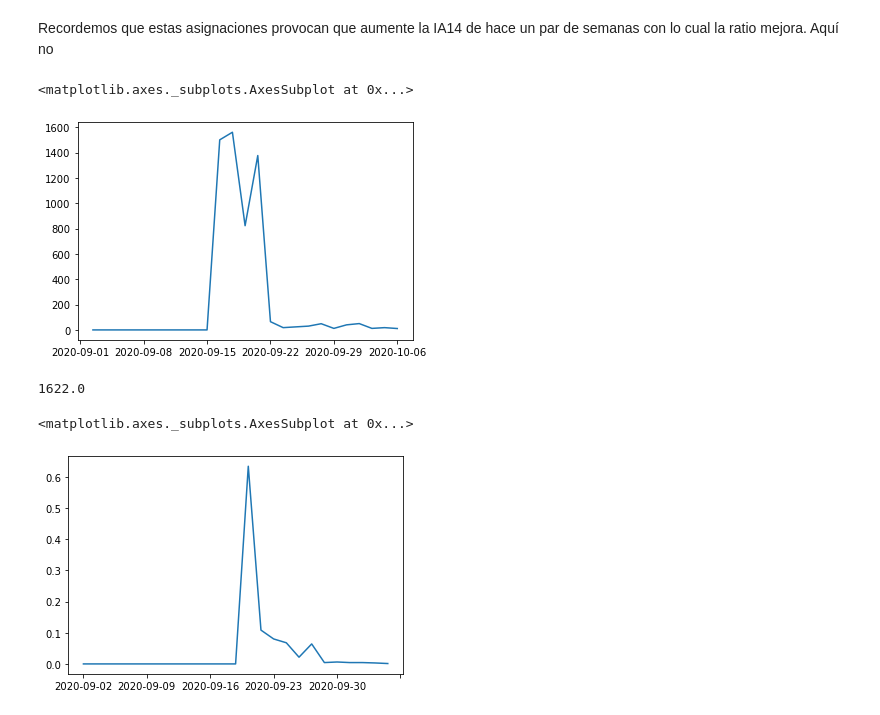
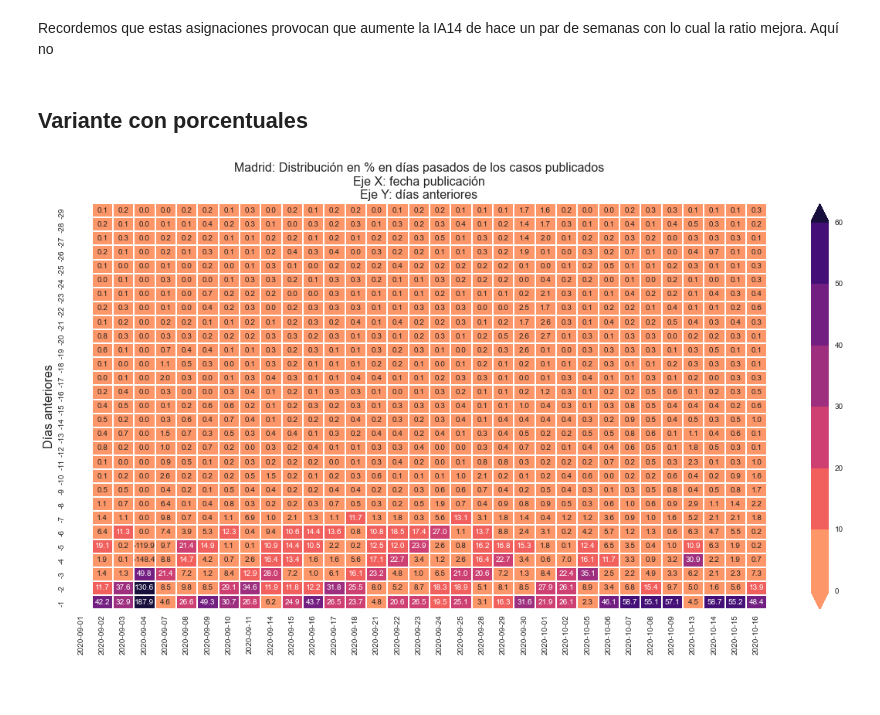
Before and after one commit to mharias/covid, a Jupyter notebook: análisis_AI14_Madrid.ipynb, the cells around one changed output. Saved outputs shown, nothing was run; the diff lists cells and outputs as text; code cells hidden in the pictures; blank space fills up the shorter version.

```diff
--- a/análisis_AI14_Madrid.ipynb
+++ b/análisis_AI14_Madrid.ipynb
@@ -572,8 +564,3 @@ f.savefig('distribucion)')
 Lo que podemos observar a primera vista es que en los últimos días se han asignado muchos casos a fechas entre **t-19** y **t-29**, al menos muchos más casos de los que se pasaban en días anteriores.
 # %% [markdown]
 Recordemos que estas asignaciones provocan que aumente la IA14 de hace un par de semanas con lo cual la ratio mejora. Aquí no
-# %%
-df.loc['2020-09-15'].plot()
-# %% [output]
-<matplotlib.axes._subplots.AxesSubplot at 0x...>
-[figure, removed]
@@ -584,5 +567,24 @@ total = serie_temp.sum()
-# %%
-total
-# %% [output]
-1622.0
+# %% [markdown]
+## Variante con porcentuales
+# %%
+df2 = df1.apply(lambda x: x/x.sum()*100,axis=0)
+# %%
+#preparación de la paleta de colores, dando más granularidad a los valores bajos
+# 10 rangos entre 0 y 300, y 3 entre 300 y 3000.
+rango_valores_1 = np.arange(0,70,10)
+#rango_valores_2 = np.arange(300,3000,900)
+#rango_valores = np.concatenate([rango_valores_1,rango_valores_2])
+colores = sns.color_palette("magma_r",len(rango_valores_1)+1)
+cmap, norm = colors.from_levels_and_colors(
+    rango_valores_1,
+    colores,extend = 'both')
+# %%
+f, ax = plt.subplots(figsize=(18, 9))
+sns.heatmap(df2[df2.index>-30], annot=True, cmap=cmap,fmt='0.1f',norm=norm,linewidths=1,
+            ax=ax,annot_kws={"fontsize":10})
+ax.set_title('Madrid: Distribución en % en días pasados de los casos publicados\nEje X: fecha publicación\nEje Y: días anteriores',fontsize=16)
+ax.set_ylabel('Días anteriores',fontsize=16)
+f.savefig('graficos/distribucion_madrid_pct')
+# %% [output]
+[figure, added]
 # %%
@@ -594,5 +591,0 @@ df_temp['acumm'] = df_temp['pct'].cumsum()
-# %%
-df_temp['pct'].plot()
-# %% [output]
-<matplotlib.axes._subplots.AxesSubplot at 0x...>
-[figure, removed]
```
Also changed, not shown: parts of 32 cells of this notebook, 36 other files.
